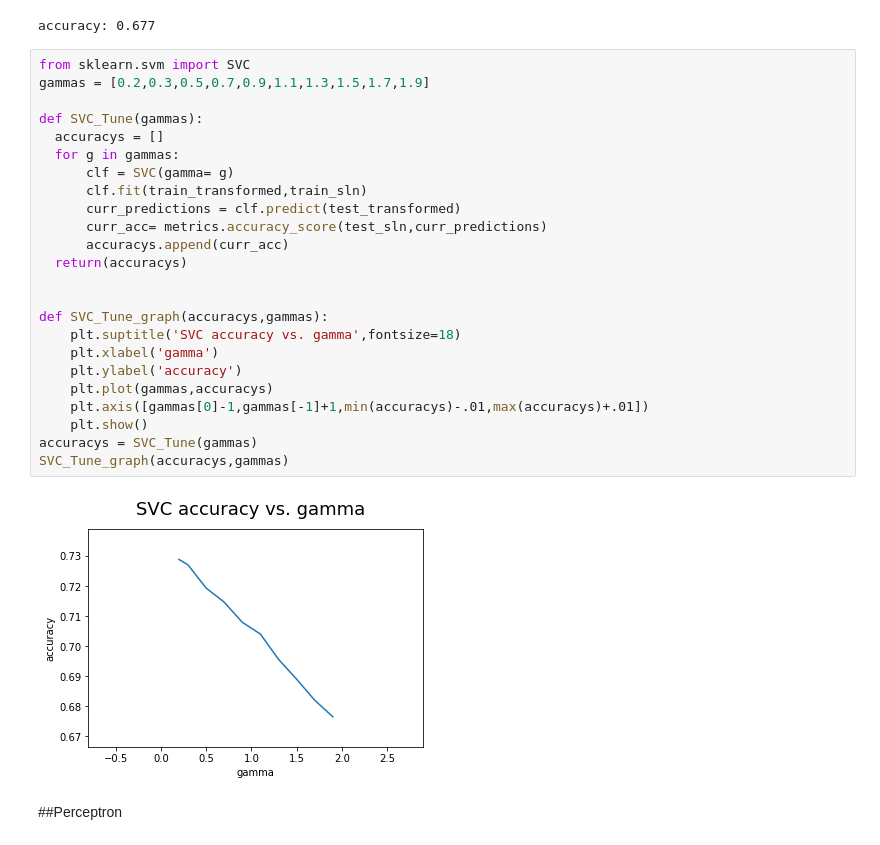
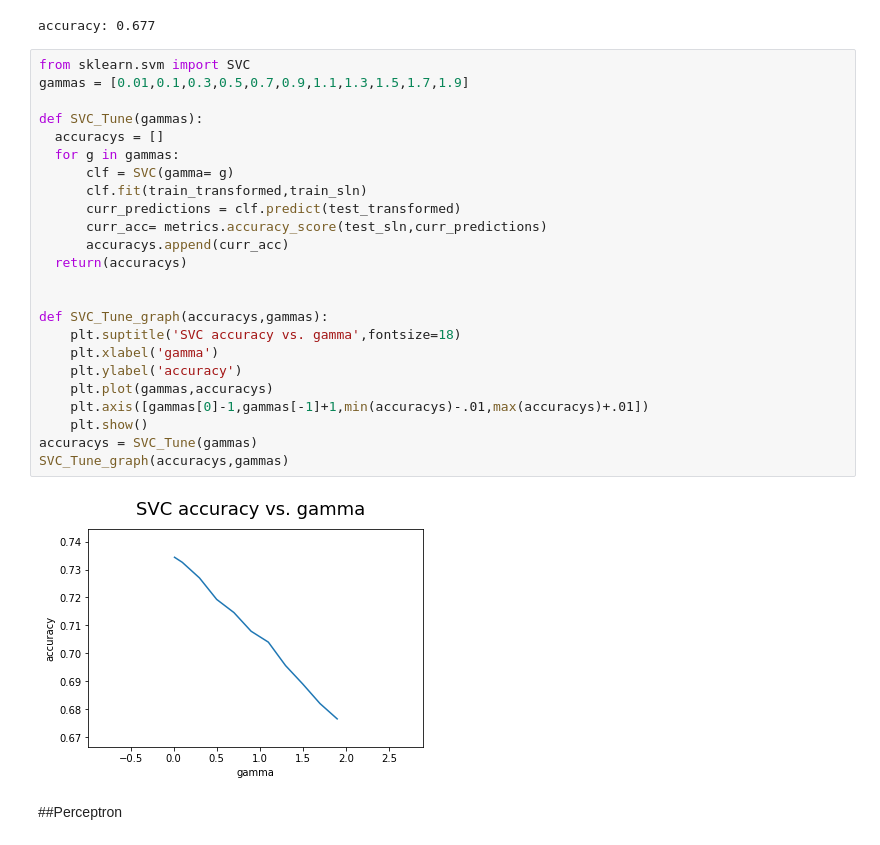
Before and after one commit to NasaSpaceProgram/CS_167_Practive, a Jupyter notebook: Project_2_NLP_peterson.ipynb, the cells around one changed output. Saved outputs shown, nothing was run; the diff lists cells and outputs as text.

```diff
--- a/Project_2_NLP_peterson.ipynb
+++ b/Project_2_NLP_peterson.ipynb
@@ -210,30 +210,30 @@ print("accuracy:", metrics.accuracy_score(test_sln, predictions))
 accuracy: 0.677
 # %%
 from sklearn.svm import SVC
-gammas = [0.2,0.3,0.5,0.7,0.9,1.1,1.3,1.5,1.7,1.9]
+gammas = [0.01,0.1,0.3,0.5,0.7,0.9,1.1,1.3,1.5,1.7,1.9]
 
 def SVC_Tune(gammas):
   accuracys = []
   for g in gammas:
       clf = SVC(gamma= g)
       clf.fit(train_transformed,train_sln)
       curr_predictions = clf.predict(test_transformed)
       curr_acc= metrics.accuracy_score(test_sln,curr_predictions)
       accuracys.append(curr_acc)
   return(accuracys)
 
 
 def SVC_Tune_graph(accuracys,gammas):
     plt.suptitle('SVC accuracy vs. gamma',fontsize=18)
     plt.xlabel('gamma')
     plt.ylabel('accuracy')
     plt.plot(gammas,accuracys)
     plt.axis([gammas[0]-1,gammas[-1]+1,min(accuracys)-.01,max(accuracys)+.01])
     plt.show()
 accuracys = SVC_Tune(gammas)
 SVC_Tune_graph(accuracys,gammas)
 # %% [output]
-[figure, old version]
+[figure, new version]
 # %% [markdown]
 ##Perceptron
 # %%
```
